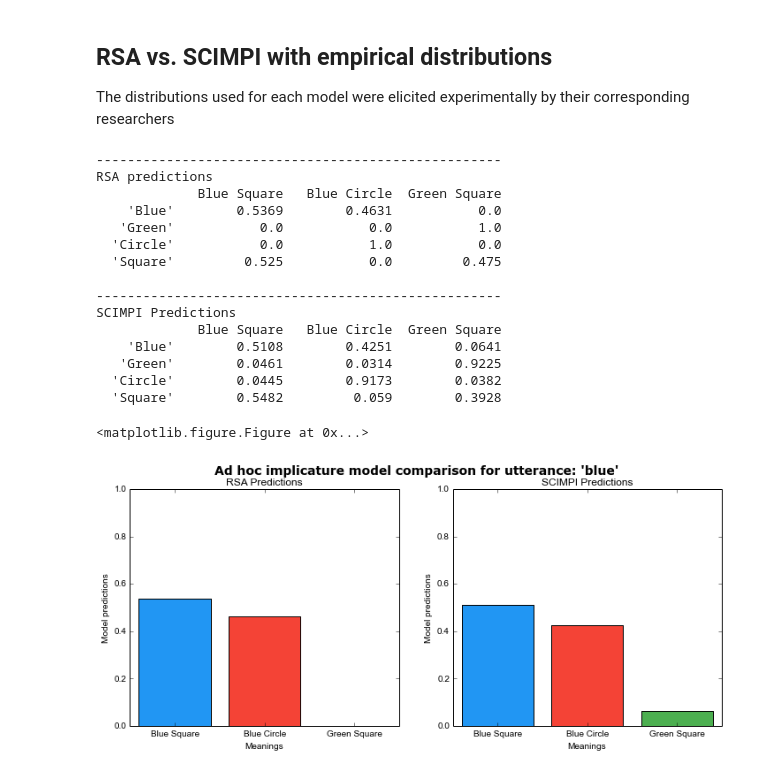
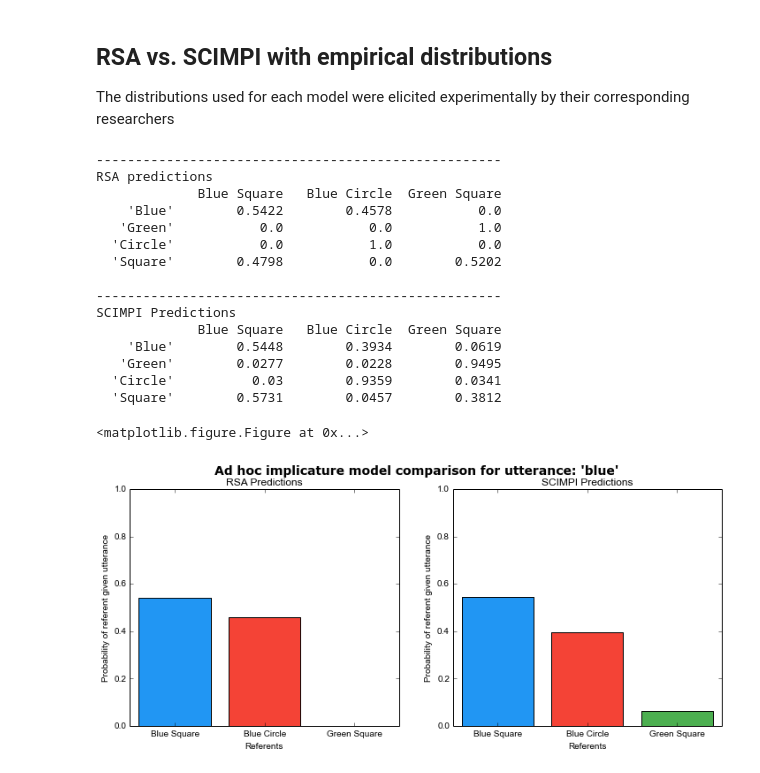
Before and after one commit to Epist/EpistemicPragmatics, a Jupyter notebook: Examples for paper.ipynb, the cells around one changed output. Drawn from its saved outputs; the diff is of its cells as text; code cells hidden in the pictures.

```diff
--- a/Examples for paper.ipynb
+++ b/Examples for paper.ipynb
@@ -1032,13 +1033,13 @@ means=["Blue Square", "Blue Circle", "Green Square"]
 utts= ["\'Blue\'","\'Green\'","\'Circle\'","\'Square\'"]
 mapps = lexToMappingsRSAEquiv(lex, pri, .02) #RSA style relaxation for this lexicon
 
-empirPriRaw=np.array([41.89473684, 51.26315789, 52.61403509])
+empirPriRaw=np.array([0.2744272253, 0.3382119755, 0.3873607992])
 SCpri=empirPriRaw/sum(empirPriRaw)
 pri=SCpri
 
-empirMapsRaw=np.array([[60.59649123, 5.701754386, 5.263157895, 67.38596491],
-              [42.19298246, 3.245614035, 90.75438596, 6.070175439],
-              [6, 90, 3.561403509, 38.0877193]])
+empirMapsRaw=np.array([[0.4382785903, 0.0289813795, 0.0273275885, 0.5054124417],
+                       [0.2567794137, 0.0194176709, 0.6911292858, 0.0326736296],
+                       [0.0352714965, 0.7045845533, 0.0219547595, 0.2381891908]])
 SCmapps=rownorm(empirMapsRaw)
 
 empirPostRaw=np.array([64.54385965, 51.22807018, 3.714285714])
@@ -1068,8 +1069,8 @@ labels=rsaTest.meanings
 locs=range(len(toPlot))
 ax = plt.subplot(gs[0])
 ax.bar(locs,toPlot, align='center', color=my_colors)
-ax.set_xlabel("Meanings")
-ax.set_ylabel("Model predictions")
+ax.set_xlabel("Referents")
+ax.set_ylabel("Probability of referent given utterance")
 ax.set_title("RSA Predictions")
 plt.xticks(locs, labels)
 axes = plt.gca()
@@ -1078,40 +1079,40 @@ axes.set_ylim([0,1])
 #pos1 = ax.get_position() # get the original position
 #pos2 = [pos1.x0 + 1.3, pos1.y0 + 0.0,  pos1.width / 1.0, pos1.height / 1.0]
 #ax.set_position(pos2)
 
 ax2 = plt.subplot(gs[1])
 toPlot=epistTest.iterate(2)[0,:]
 epsilon = 1e-7
 toPlot = [x+epsilon for x in toPlot]
 labels=epistTest.meanings
 locs=range(len(toPlot))
 ax2.bar(locs,toPlot, align='center', color=my_colors)
-ax2.set_xlabel("Meanings")
-ax2.set_ylabel("Model predictions")
+ax2.set_xlabel("Referents")
+ax2.set_ylabel("Probability of referent given utterance")
 ax2.set_title("SCIMPI Predictions")
 plt.xticks(locs, labels)
 axes = plt.gca()
 axes.set_ylim([0,1])
 #ax2.set_position(pos2)
 #ax.set_position(pos1)
 #plt.figure(2)
-#plt.savefig('RSAvSCIMPI_adhoc_SCpri.png', bbox_inches='tight',  dpi=400)
+plt.savefig('RSAvSCIMPI_adhoc_SCpri.png', bbox_inches='tight',  dpi=400)
 plt.show()
 # %% [output]
 ----------------------------------------------------
 RSA predictions
              Blue Square   Blue Circle  Green Square
-    'Blue'        0.5369        0.4631           0.0
+    'Blue'        0.5422        0.4578           0.0
    'Green'           0.0           0.0           1.0
   'Circle'           0.0           1.0           0.0
-  'Square'         0.525           0.0         0.475
+  'Square'        0.4798           0.0        0.5202
 
 ----------------------------------------------------
 SCIMPI Predictions
              Blue Square   Blue Circle  Green Square
-    'Blue'        0.5108        0.4251        0.0641
-   'Green'        0.0461        0.0314        0.9225
-  'Circle'        0.0445        0.9173        0.0382
-  'Square'        0.5482         0.059        0.3928
+    'Blue'        0.5448        0.3934        0.0619
+   'Green'        0.0277        0.0228        0.9495
+  'Circle'          0.03        0.9359        0.0341
+  'Square'        0.5731        0.0457        0.3812
 <matplotlib.figure.Figure at 0x...>
-[figure, old version]
+[figure, new version]
```
Also changed, not shown: parts of 14 cells of this notebook, 1 other file.
